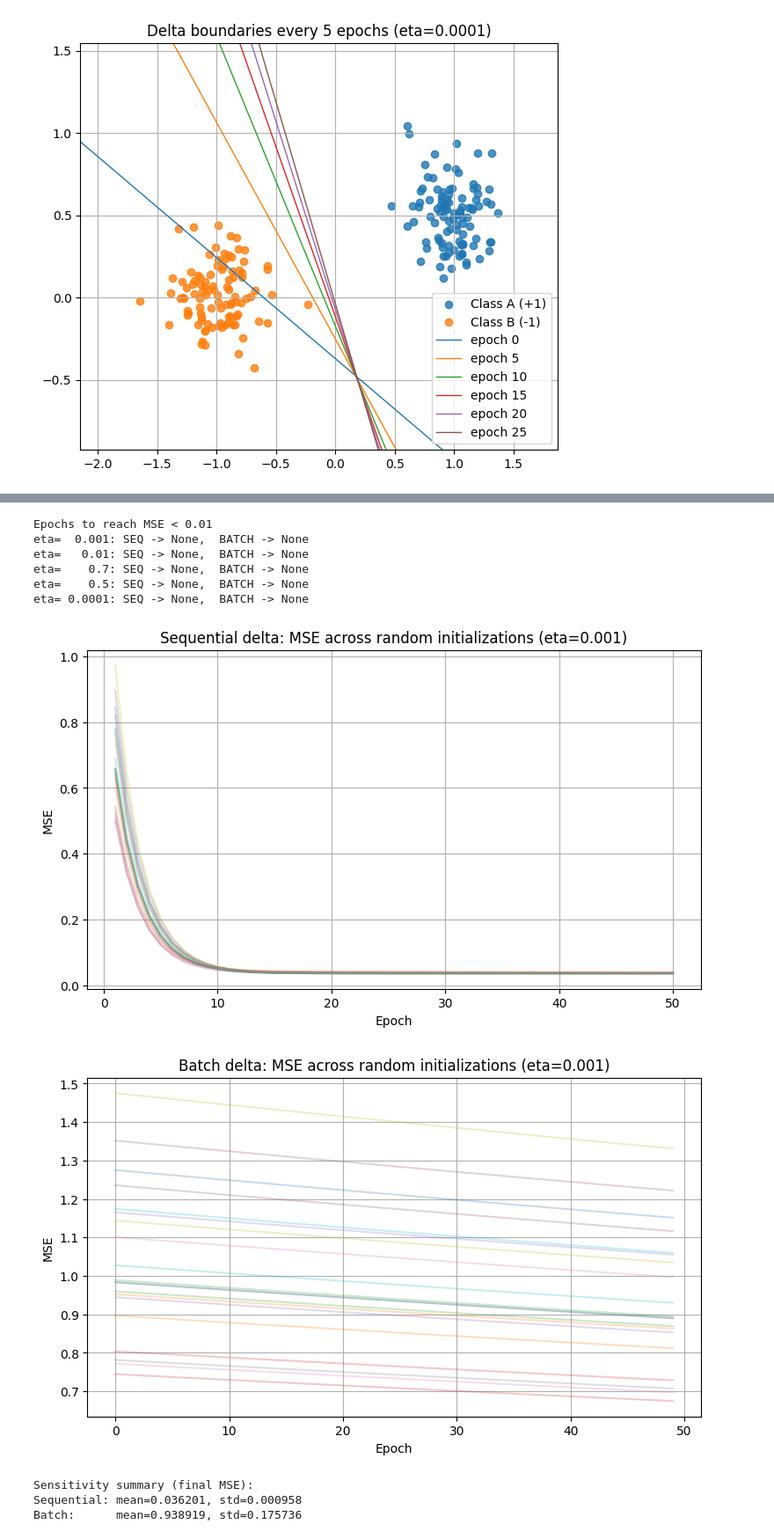
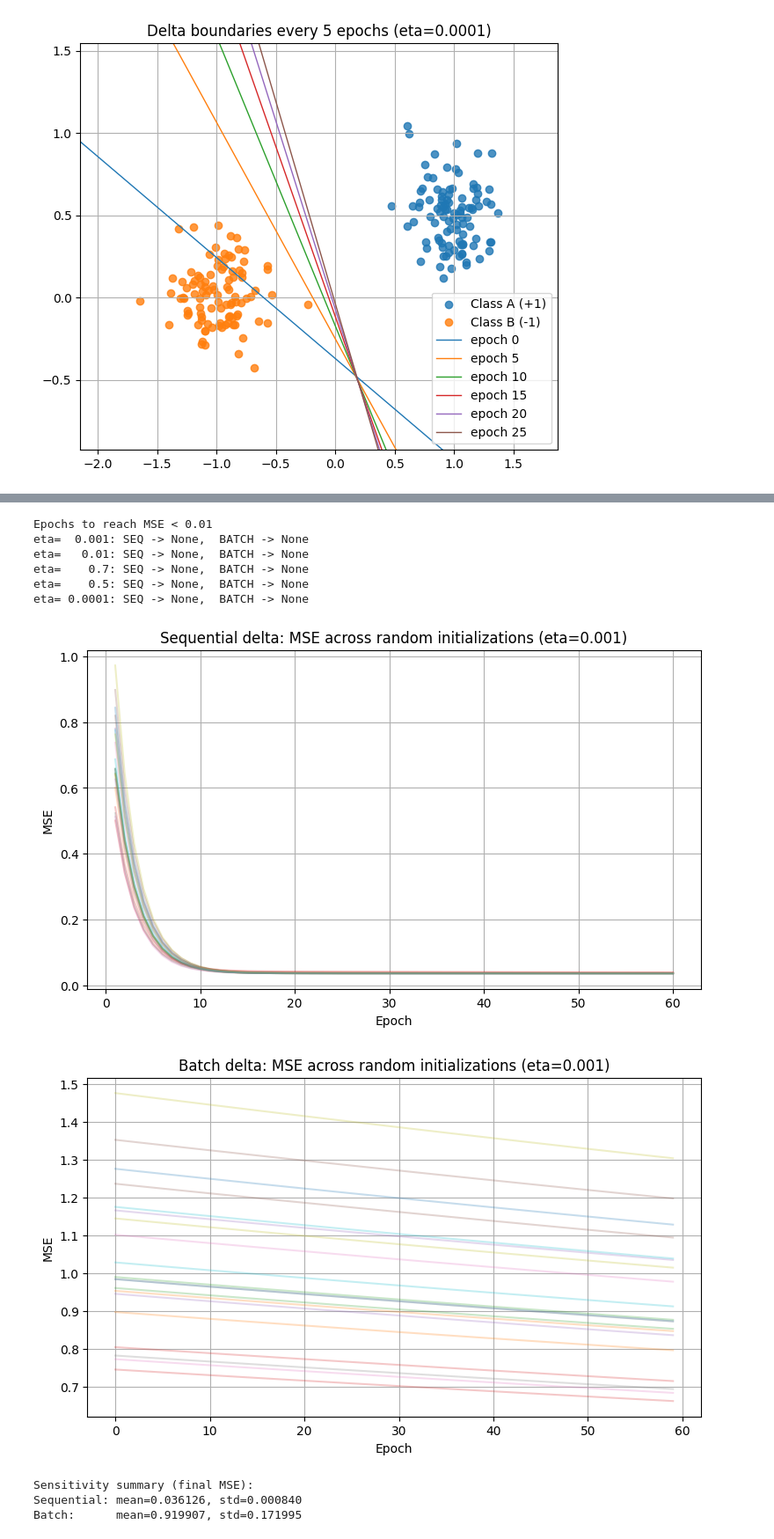
Before and after one commit to moyucrazy12/ANN_-_DL, a Jupyter notebook: Lab1a/Lab1a_Notebook.ipynb, the cells around one changed output, grey strips where cells are left out. Shown at 88% size. Saved outputs shown, nothing was run; the diff lists cells and outputs as text; code cells hidden in the pictures.

```diff
--- a/Lab1a/Lab1a_Notebook.ipynb
+++ b/Lab1a/Lab1a_Notebook.ipynb
@@ -528,36 +528,44 @@ def sensitivity_to_initialization(X, y, eta=0.001, epochs=50, seeds=range(20)):
 # ============================================================
 # 8) RUN EVERYTHING FOR PART 2
 # ============================================================
 if __name__ == "__main__":
     # Compare sequential vs batch delta for multiple learning rates
     compare_sequential_vs_batch(
         X, y,
         etas=(0.001, 0.01, 0.7, 0.5, 0.0001),
         epochs=50,
         seed=1,
         mse_thresh=1e-2
     )
 
     # Check sensitivity to random initialization (same eta, many seeds)
+
     sensitivity_to_initialization(
         X, y,
         eta=0.001,
-        epochs=50,
+        epochs=60,
         seeds=range(20)
     )
+
+    sensitivity_to_initialization(
+        X, y,
+        eta=0.7,
+        epochs=60,
+        seeds=range(20)
+    )
 # %% [output]
 [figure]
 [figure]
 [figure]
 [figure]
 Epochs to reach MSE < 0.01
 eta=  0.001: SEQ -> None,  BATCH -> None
 eta=   0.01: SEQ -> None,  BATCH -> None
 eta=    0.7: SEQ -> None,  BATCH -> None
 eta=    0.5: SEQ -> None,  BATCH -> None
 eta= 0.0001: SEQ -> None,  BATCH -> None
-[figure, old version]
+[figure, new version]
-[figure, old version]
+[figure, new version]
 Sensitivity summary (final MSE):
-Sequential: mean=0.036201, std=0.000958
-Batch:      mean=0.938919, std=0.175736
+Sequential: mean=0.036126, std=0.000840
+Batch:      mean=0.919907, std=0.171995
```
Also changed, not shown: parts of 3 cells of this notebook.
